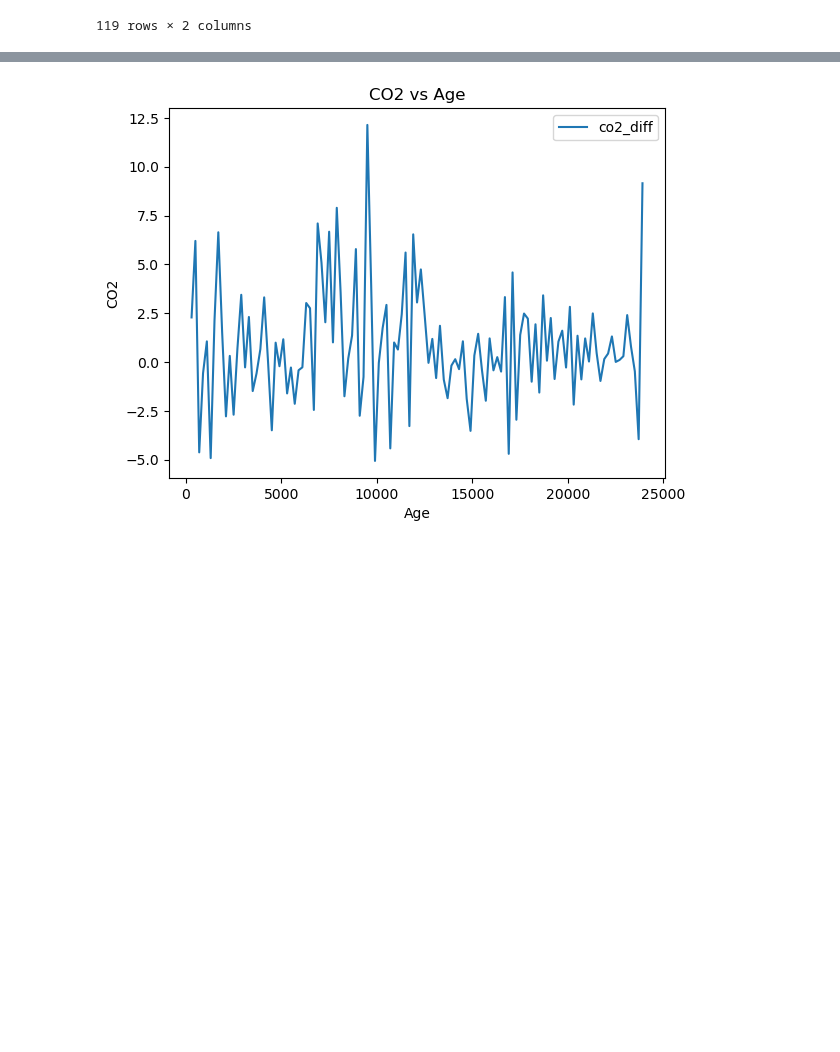
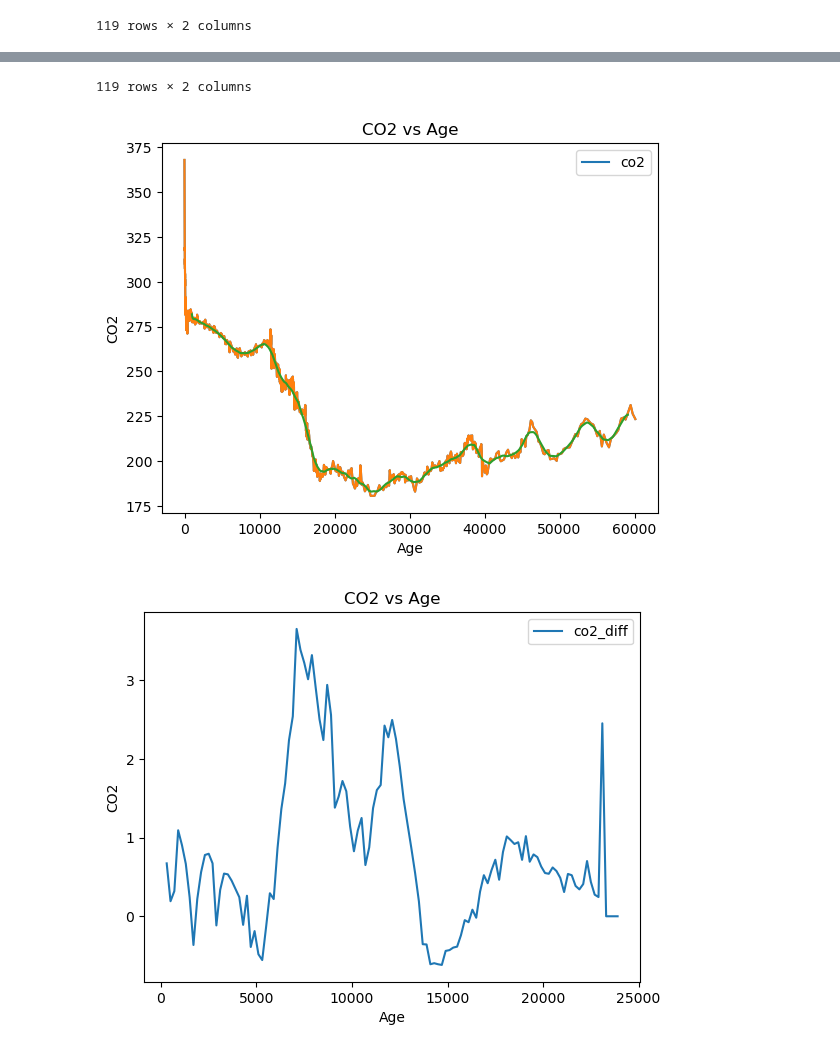
Before and after one commit to Peisong-Zheng/Inso_LGMR, a Jupyter notebook: Data_preprocessing.ipynb, the cells around one changed output, grey strips where cells are left out. Drawn from its saved outputs; the diff is of its cells as text; code cells hidden in the pictures; blank space fills up the shorter version.

```diff
--- a/Data_preprocessing.ipynb
+++ b/Data_preprocessing.ipynb
@@ -961,6 +959,26 @@ df_co2 = pd.read_csv(r"D:\VScode\Inso_LGMR\inso_data\CO2.txt",
                      engine='python')
 
 df_co2.columns = ['age', 'co2']
+
+# plot co2
+df_co2.plot(x='age', y='co2', title='CO2 vs Age', xlabel='Age', ylabel='CO2')
+
+# interpolate CO2 from age min to max with a step of 1
+new_age = np.arange(df_co2['age'].min(), df_co2['age'].max(), 1)
+CO2_interp_1yr= np.interp(new_age, df_co2['age'].values, df_co2['co2'].values)
+df_co2_interp_1yr = pd.DataFrame({'age': new_age, 'co2': CO2_interp_1yr})
+# smooth using moving average with window=10
+df_co2_interp_1yr['co2'] = df_co2_interp_1yr['co2'].rolling(window=2000, center=True).mean()
+# drop nan
+df_co2_interp_1yr = df_co2_interp_1yr.dropna()
+
+
+# plot ortiginal and interpolated CO2
+import matplotlib.pyplot as plt
+plt.plot(df_co2['age'], df_co2['co2'], label='Original CO2')
+plt.plot(df_co2_interp_1yr['age'], df_co2_interp_1yr['co2'], label='Interpolated CO2')
+
+df_co2=df_co2_interp_1yr.copy()
 
 new_age = np.arange(100, 24000, 200)
 
@@ -989,4 +1007,9 @@ df_co2 = df_co2.drop(df_co2.index[0])
 df_co2.plot(x='age', y='co2_diff', title='CO2 vs Age', xlabel='Age', ylabel='CO2')
 
 df_co2_diff=df_co2.copy()
+
+# reset the index
+df_co2_diff = df_co2_diff.reset_index(drop=True)
+df_co2_diff.to_csv(r"D:\VScode\Inso_LGMR\inso_data\co2_diff.csv", index=False)
+df_co2_diff
 # %% [output]
@@ -993,3 +1028,5 @@ df_co2_diff=df_co2.copy()
+119 rows × 2 columns
-[figure, old version]
+[figure, new version]
+[figure, added]
 # %%
 # save df_co2 to csv files under inso_data
```
Also changed, not shown: parts of 3 cells of this notebook, 34 other files.
